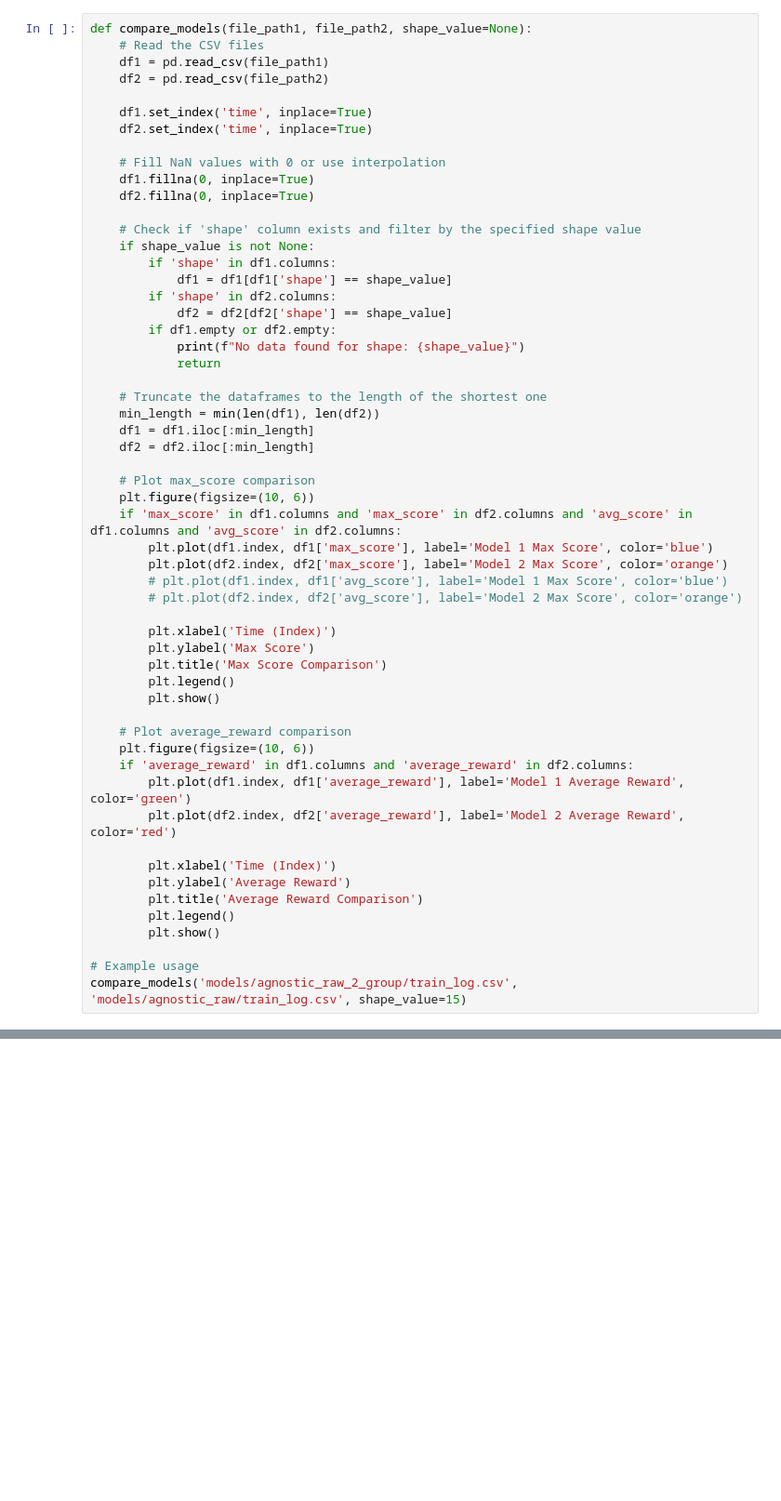
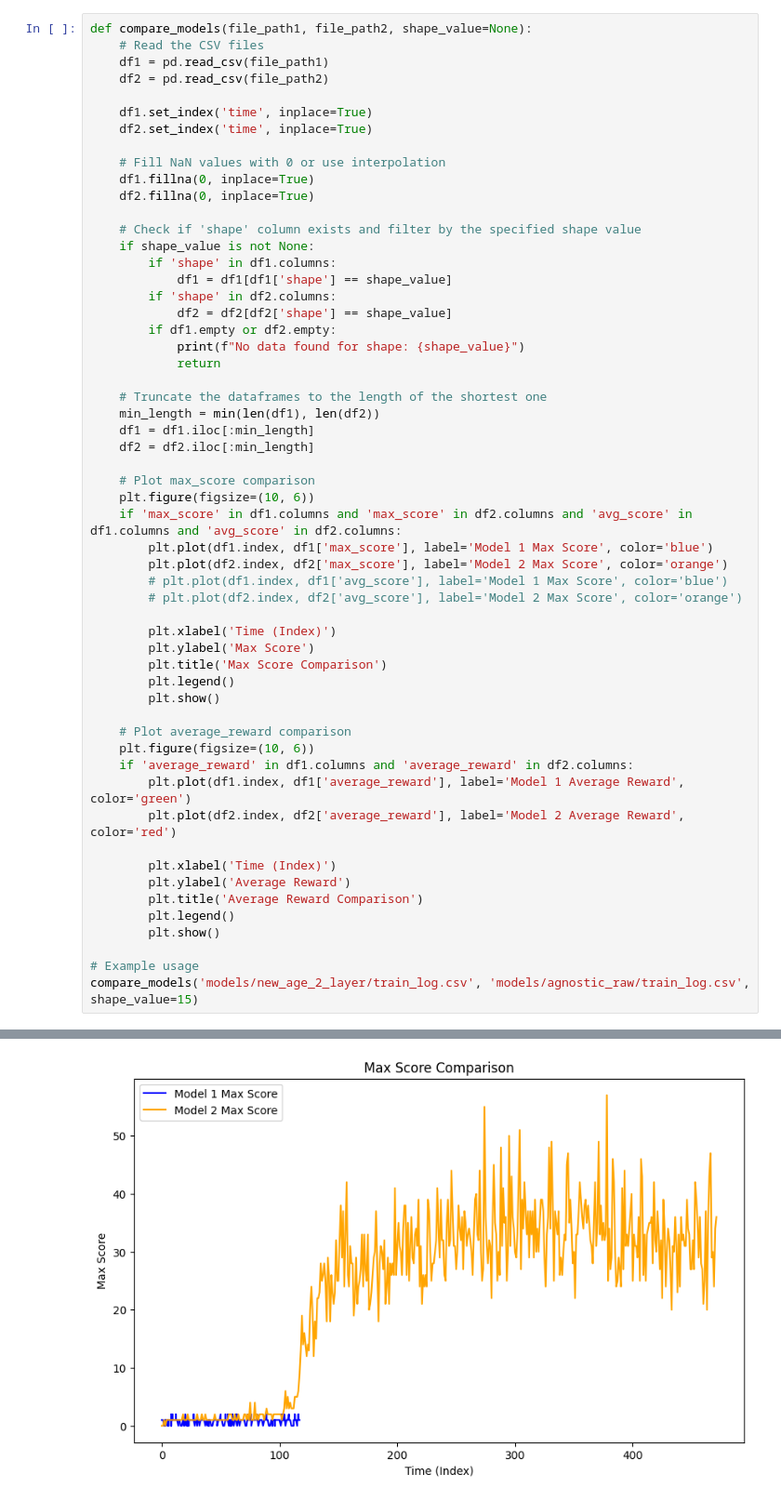
Before and after one commit to conner-replogle/snake_rust, a Jupyter notebook: data_vis.ipynb, the cells around one changed output, grey strips where cells are left out. Shown: that part at 93% size. Cells and saved outputs as stored; diff of their text form; blank space fills up the shorter version.

```diff
--- a/data_vis.ipynb
+++ b/data_vis.ipynb
@@ -144,5 +144,5 @@ def compare_models(file_path1, file_path2, shape_value=None):
         plt.show()
 
 # Example usage
-compare_models('models/agnostic_raw_2_group/train_log.csv', 'models/agnostic_raw/train_log.csv', shape_value=15)
+compare_models('models/new_age_2_layer/train_log.csv', 'models/agnostic_raw/train_log.csv', shape_value=15)
 # %% [output]
@@ -149,0 +149 @@ NameError: name 'pd' is not defined
+[figure, added]
```
Also changed, not shown: parts of 2 cells of this notebook, 2 other files.
